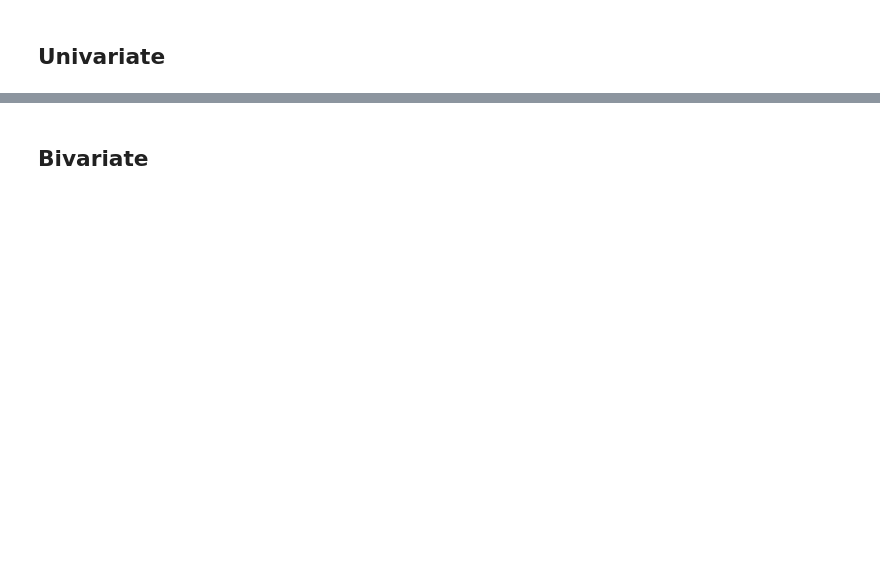
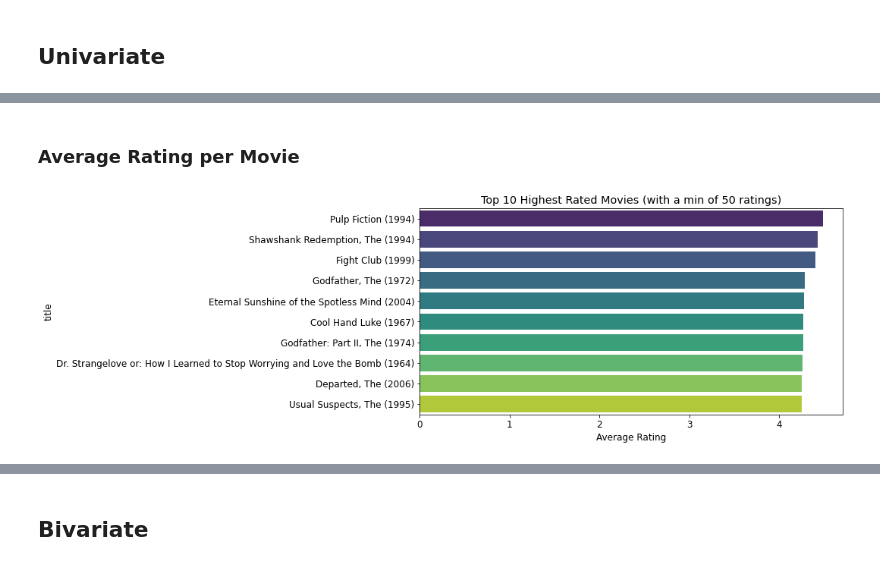
Before and after one commit to mercy-gh/Phase4-Project2, a Jupyter notebook: index.ipynb, the cells around one changed output, grey strips where cells are left out. Cells and saved outputs as stored; diff of their text form; code cells hidden in the pictures; blank space fills up the shorter version.

```diff
--- a/index.ipynb
+++ b/index.ipynb
@@ -290,0 +625,15 @@ tag_data.describe()
+# %% [markdown]
+### Average Rating per Movie
+# %%
+# Get movies with highest average rating (with at least 50 ratings)
+movie_ratings = merged_df.groupby("title")["rating"].agg(["mean", "count"])
+top_movies = movie_ratings[movie_ratings["count"] >= 50].sort_values("mean", ascending=False).head(10)
+
+# Plot
+plt.figure(figsize=(10,5))
+sns.barplot(x=top_movies["mean"], y=top_movies.index, palette="viridis")
+plt.title("Top 10 Highest Rated Movies (with a min of 50 ratings)")
+plt.xlabel("Average Rating")
+plt.show()
+# %% [output]
+[figure, added]
```
Also changed, not shown: parts of 151 cells of this notebook.
